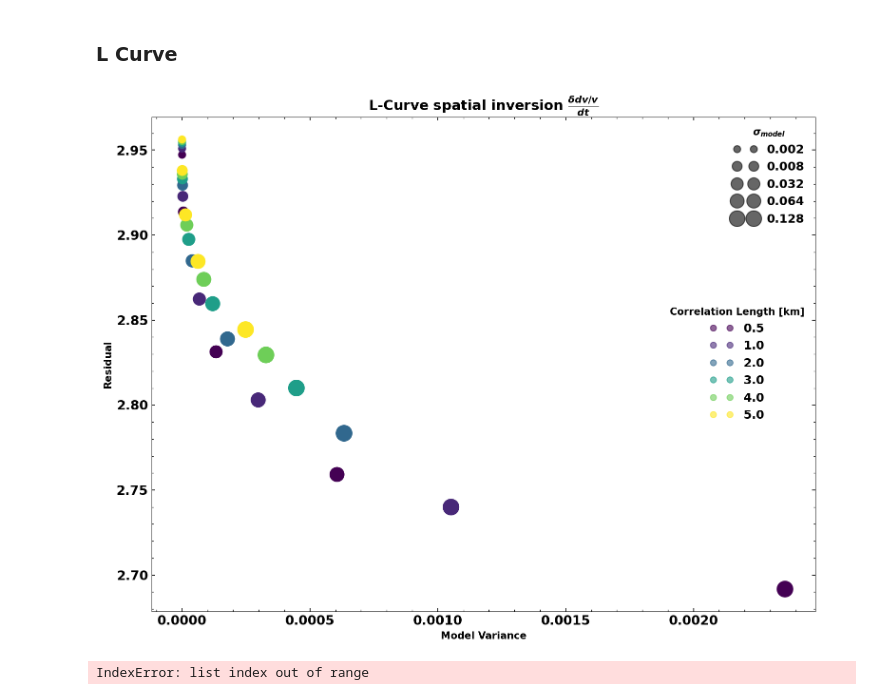
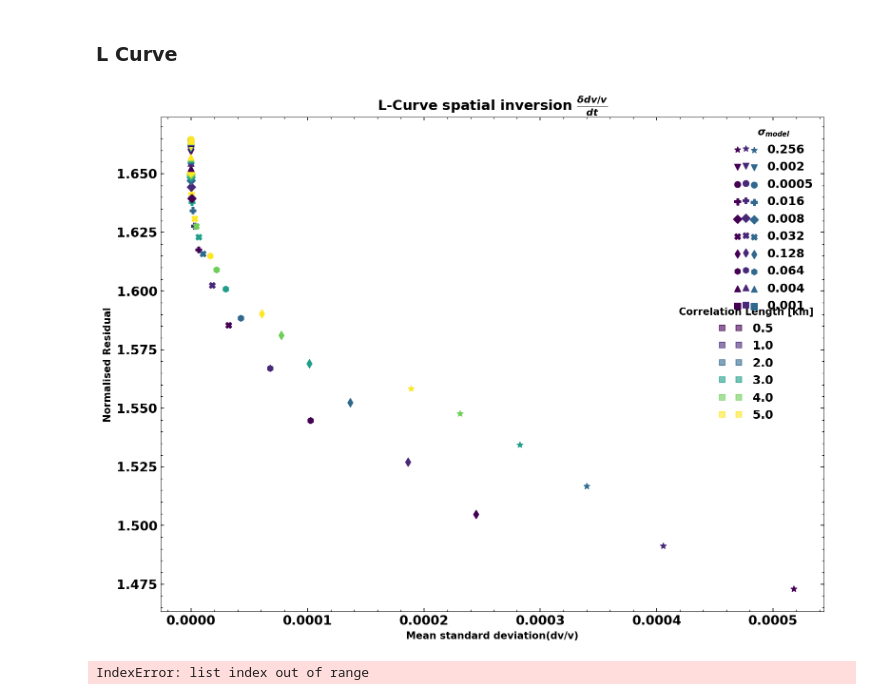
Before and after one commit to Denolle-Lab/Mt-St-Helens, a Jupyter notebook: spatial_dv.ipynb, the cells around one changed output. Drawn from its saved outputs; the diff is of its cells as text; code cells hidden in the pictures.

```diff
--- a/spatial_dv.ipynb
+++ b/spatial_dv.ipynb
@@ -11,10 +11,11 @@ Implementation here is just for the 2D case
 import glob
 import numpy as np
 from matplotlib import pyplot as plt
+from scipy.optimize import curve_fit
 
 from seismic.plot.plot_utils import set_mpl_params
 
-filename = 'Lcurve_1.0'  # input and output
+filename = 'Lcurve_0.25'  # input and output
 
 
 lc = np.load(f'/home/pm/Documents_sync/PhD/StHelens/spatial/new_gap_handling_tdependent_lcurve_singlecross/{filename}.npz')
@@ -23,41 +24,124 @@ corr_len = lc['corr_len']
 std_model = lc['std_model']
 model_variance = lc['model_variances']
 times = lc['times']
+vel_changedt = lc['vel_change']
 
 residual[residual==0] = np.nan
+# thsi is the model variance for the first derivative of dv/v
 model_variance[residual==0] = np.nan
+
+
+xax = len(corr_len)
+
+vel_change_total = np.sum(vel_changedt, axis=1)
+vel_change_total = np.reshape(vel_change_total, (xax, -1))
+
+
+
+vel_change = np.cumsum(vel_changedt, axis=1)
+vel_change = np.reshape(vel_change, (xax, len(times), -1))
+
+# compute the model variance for vel_change
+model_variance_dv = np.var(vel_change, axis=-1)
+
+
+
+# change shape so that, the grid shape disappears
 
 # residual = np.reshape(lc['residual'], (5, 6)).Tj
 # corr_len = np.reshape(lc['corr_len'], (5, 6)).T
 # std_model = np.reshape(lc['std_model'], (5, 6)).T
 # model_variance = np.reshape(lc['model_variances'], (5, 6)).T
 
 set_mpl_params()
 
 size = (np.arange(len(list(set(std_model))), dtype='float')+1)*50  # for stds
 
 size_id = np.sort(list(set(std_model)))
 sizedict = {k: v for k, v in zip(size_id, size)}
 
 # 6 colours, 5 shapes
 plt.figure(figsize=(12, 9))
 ax = plt.gca()
-sizes = [sizedict[std] for std in std_model]
-scatter = plt.scatter(np.nanmean(model_variance, axis=-1), np.nanmean(residual, axis=-1), c=corr_len, s=sizes)
+sizes = np.array([sizedict[std] for std in std_model])
+
+markerdict = {k: v for k, v in zip(size_id, ['o', 's', 'v', '^', 'D', 'P', 'X', 'h', 'd', '*'])}
+markers = [markerdict[std] for std in std_model]
+# actually mathematically correct is to plot the L2 norm of the model
+# against the L2 norm of the residual
+# scatter = plt.scatter(np.sqrt(np.mean(vel_change_total**2, axis=-1)), np.nanmean(residual, axis=-1), c=corr_len, s=sizes)
+
+# plot with varying markers
+for marker in set(markers):
+    i = np.where(np.array(markers) == marker)
+    # scatter = plt.scatter(np.nanmean(np.sqrt(model_variance), axis=-1)[i], np.nanmean(residual, axis=-1)[i], c=np.array(corr_len)[i], s=35, marker=marker, label=std_model[i][0])
+
+    # scatter = plt.scatter(np.nanmean(np.sqrt(np.mean(vel_change**2, axis=-1)), axis=-1)[i], np.nanmean(residual, axis=-1)[i], c=np.array(corr_len)[i], s=35, marker=marker, label=std_model[i][0])
+
+    scatter = plt.scatter(np.nanmean(model_variance, axis=-1)[i], np.nanmean(residual, axis=-1)[i], c=np.array(corr_len)[i], s=35, marker=marker, label=std_model[i][0])
+
+# scatter = plt.scatter(np.nanmean(np.sqrt(model_variance), axis=-1), np.nanmean(residual, axis=-1), c=corr_len, s=sizes, marker=markers)
+
+
+# ### automatically find the point with the highest curvature
+# interpolate function through the scatter
+# x = np.nanmean(np.sqrt(model_variance), axis=-1)
+# y = np.nanmean(residual, axis=-1)
+
+# xq = np.linspace(np.min(x), np.max(x), 1000)
+# yq = np.interp(xq, x, y)
+# def fit_func(x, a, c):
+#     return a/x + c
+
+# popt, pcov = curve_fit(fit_func, x, y)
+# plt.plot(xq, fit_func(xq, *popt), 'k--', alpha=.5)
+# # for this identify the point with the highest curvature
+# # and plot that point
+
+# # 1. compute 2nd derivative
+# yq2 = np.diff(np.diff(fit_func(xq, *popt)))
+# # 2. find the maximum
+# max_curvature = np.argmax(yq2[2:-2])
+# # 3. plot that point
+# plt.scatter(xq[max_curvature], fit_func(xq[max_curvature], *popt), marker='x', s=100, color='red', alpha=.5)
+
+
+# plot this with squares
+# scatter = plt.scatter(np.nanmean(np.sqrt(model_variance), axis=-1), np.nanmean(residual, axis=-1), c=corr_len, s=sizes, marker='s', alpha=.5)
+# scatter = plt.scatter(np.mean(np.sqrt(model_variance_dv), axis=-1), np.nanmean(residual, axis=-1), c=corr_len, s=sizes)
+
+# this is the max vel-change registered at all times and all grid points
+# scatter = plt.scatter(100*np.max(abs(np.reshape(vel_change, (xax, -1))), axis=-1), np.nanmean(residual, axis=-1), c=corr_len, s=sizes)
+
+
+# this is not an l-curve because it's the sum out of many inversions.
+# scatter = plt.scatter(np.var(vel_change_total, axis=-1), np.nanmean(residual, axis=-1), c=corr_len, s=sizes)
+
+
 # produce a legend with the unique colors from the scatter
 legend1 = ax.legend(*scatter.legend_elements(),
                     loc="lower left", title="Correlation Length [km]")
 handles, labels = scatter.legend_elements(prop="colors", alpha=0.6)
 legend1 = ax.legend(handles, labels, loc="center right", title="Correlation Length [km]")
 ax.add_artist(legend1)
 
 # produce a legend with a cross-section of sizes from the scatter
-handles, labels = scatter.legend_elements(prop="sizes", alpha=0.6)
-legend2 = ax.legend(handles, size_id, loc="upper right", title=r"$\sigma_{model}$")
+# handles, labels = scatter.legend_elements(prop="sizes", alpha=0.6)
+# legend2 = ax.legend(handles, size_id, loc="upper right", title=r"$\sigma_{model}$")
+plt.legend(loc='upper right', title=r"$\sigma_{model}$")
+
+
 plt.title(r'L-Curve spatial inversion $\frac{\delta dv/v}{dt}$')
-plt.ylabel('Residual')
-plt.xlabel('Model Variance')
+plt.ylabel('Normalised Residual')
+plt.xlabel('Mean standard deviation(dv/v)')
+# plt.xlabel('Max vel-change change (%)')
+
+
+# plot log log
+# plt.xscale('log')
+# plt.yscale('log')
+
 # plt.xlim((0, None))
 plt.savefig(f'{filename}.pdf', bbox_inches='tight', facecolor='None')
 # %% [output]
-[figure, old version]
+[figure, new version]
```
Also changed, not shown: parts of 10 cells of this notebook, 2 other files.
